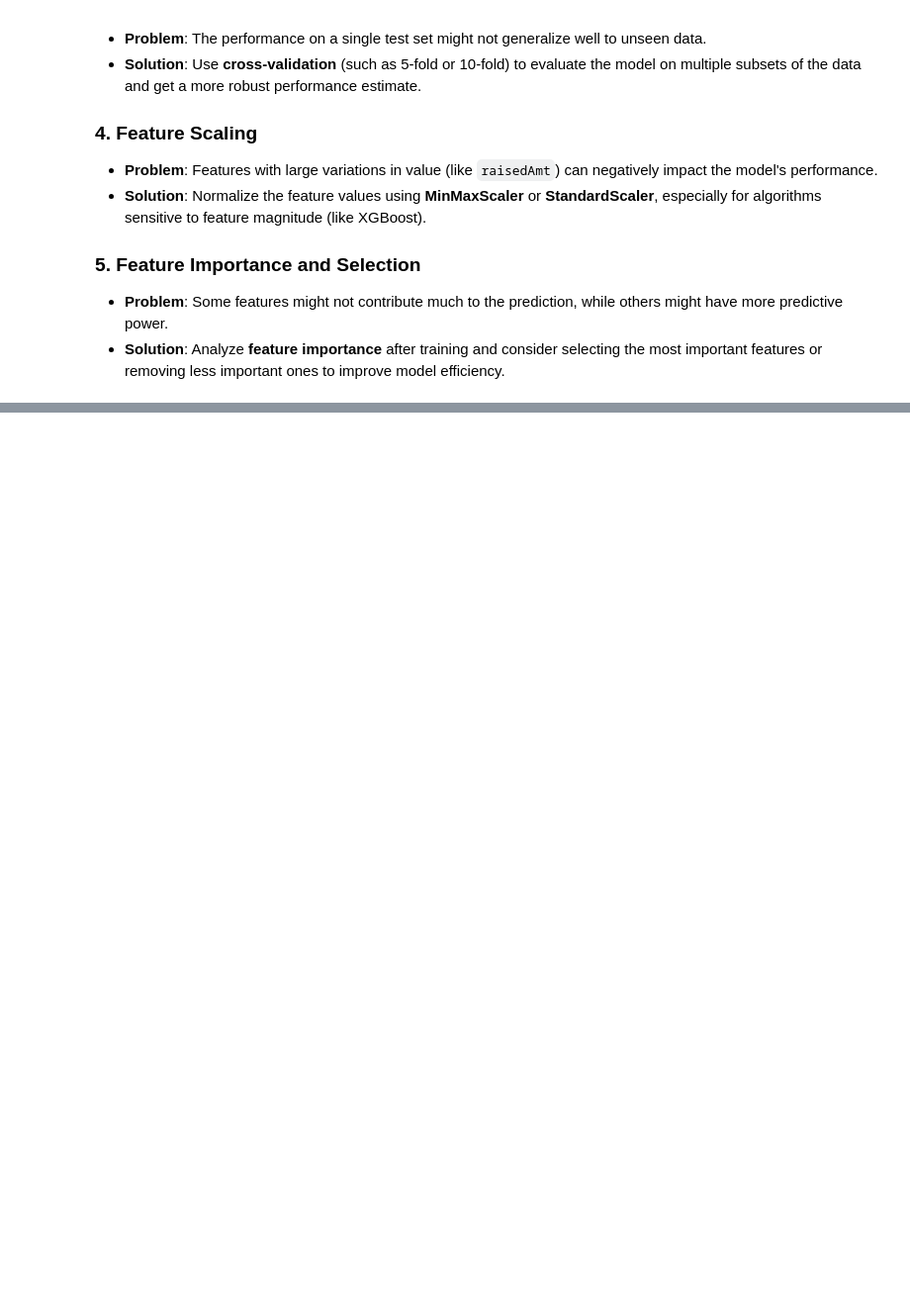
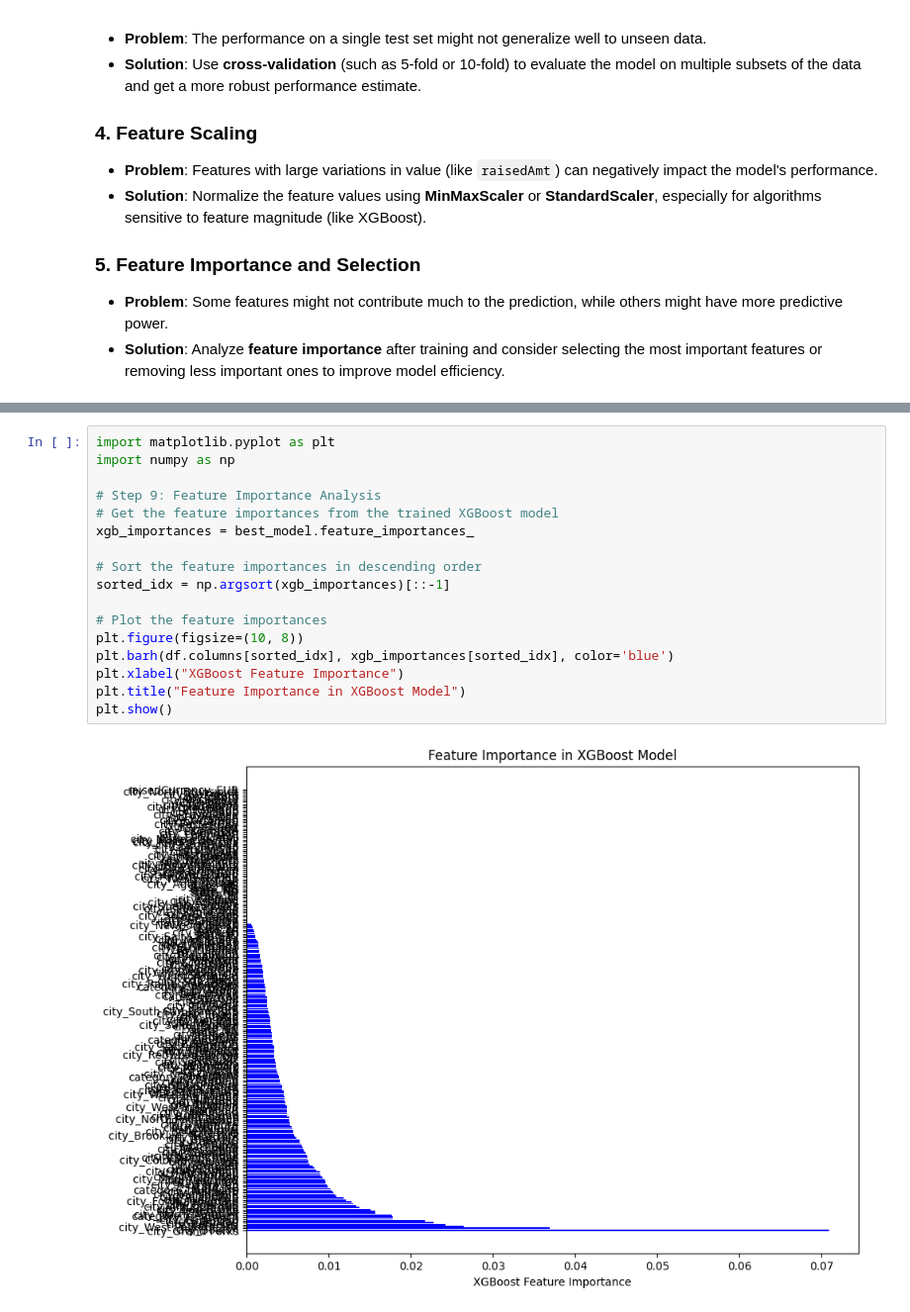
Before and after one commit to stefisha/StefanVelickovic_Omega_DS_InvestmentRounds, a Jupyter notebook: Investment_rounds.ipynb, the cells around one changed output, grey strips where cells are left out. Shown at 99% size. Cells and saved outputs as stored; diff of their text form; blank space fills up the shorter version.

```diff
--- a/Investment_rounds.ipynb
+++ b/Investment_rounds.ipynb
@@ -219,0 +342,19 @@ weighted avg       0.46      0.49      0.47       292
+# %%
+import matplotlib.pyplot as plt
+import numpy as np
+
+# Step 9: Feature Importance Analysis
+# Get the feature importances from the trained XGBoost model
+xgb_importances = best_model.feature_importances_
+
+# Sort the feature importances in descending order
+sorted_idx = np.argsort(xgb_importances)[::-1]
+
+# Plot the feature importances
+plt.figure(figsize=(10, 8))
+plt.barh(df.columns[sorted_idx], xgb_importances[sorted_idx], color='blue')
+plt.xlabel("XGBoost Feature Importance")
+plt.title("Feature Importance in XGBoost Model")
+plt.show()
+# %% [output]
+[figure, added]
```
Also changed, not shown: parts of 14 cells of this notebook.
